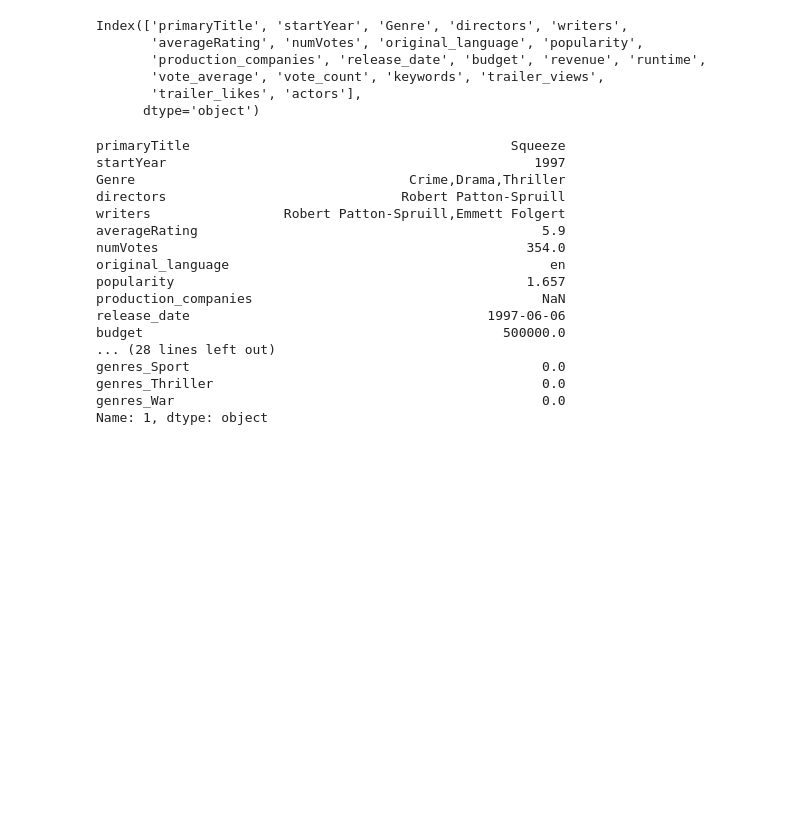
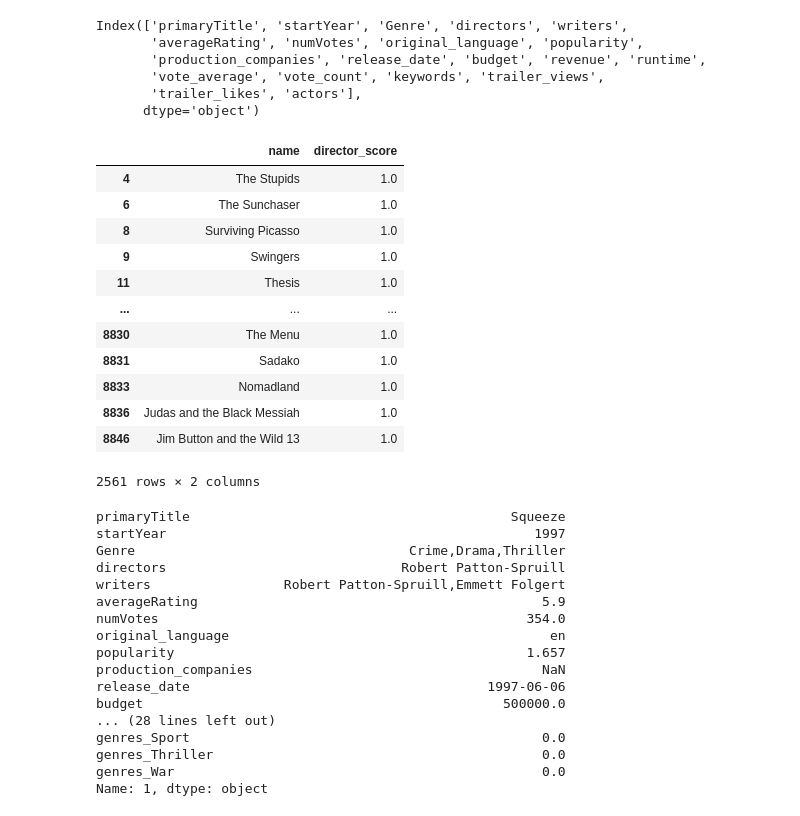
Before and after one commit to Eric7895/Movie_Revenue_Web_Application, a Jupyter notebook: data_preprocessing.ipynb, the cells around one changed output. Cells and saved outputs as stored; diff of their text form; code cells hidden in the pictures; blank space fills up the shorter version.

```diff
--- a/data_preprocessing.ipynb
+++ b/data_preprocessing.ipynb
@@ -174,6 +173,22 @@ def encoding_people(df: pd.DataFrame, name_list: list, index: int, score_name: s
 
 director = encoding_people(movie_stg0, director_names, 3, 'director_score')
 writer = encoding_people(movie_stg0, director_names, 4, 'writer_score')
+# %%
+director[director['director_score'] > 0]
+# %% [output]
+|  | name | director_score |
+| 4 | The Stupids | 1.0 |
+| 6 | The Sunchaser | 1.0 |
+| 8 | Surviving Picasso | 1.0 |
+| 9 | Swingers | 1.0 |
+| 11 | Thesis | 1.0 |
+| ... | ... | ... |
+| 8830 | The Menu | 1.0 |
+| 8831 | Sadako | 1.0 |
+| 8833 | Nomadland | 1.0 |
+| 8836 | Judas and the Black Messiah | 1.0 |
+| 8846 | Jim Button and the Wild 13 | 1.0 |
+2561 rows × 2 columns
 # %%
 def encoding_genre(df: pd.DataFrame) -> pd.DataFrame:
     '''
```
Also changed, not shown: parts of 7 cells of this notebook, 12 other files.
